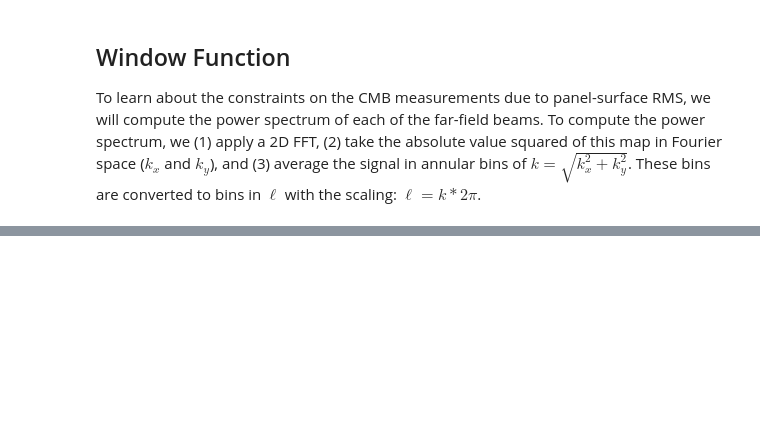
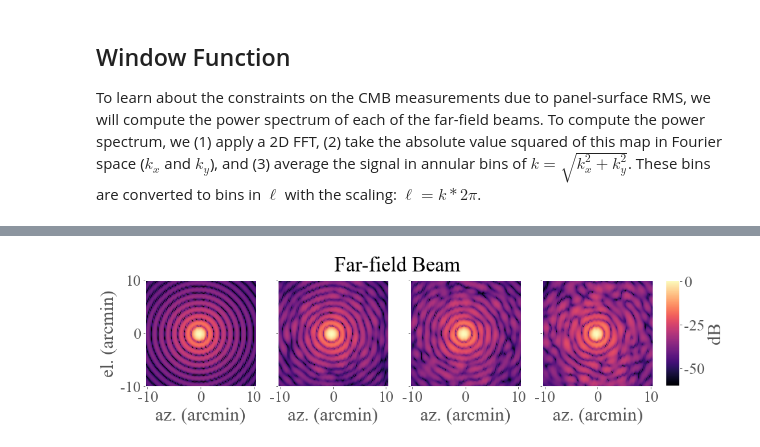
Before and after one commit to McMahonCosmologyGroup/holosim-ml, a Jupyter notebook: Window Function.ipynb, the cells around one changed output, grey strips where cells are left out. Drawn from its saved outputs; the diff is of its cells as text; code cells hidden in the pictures; blank space fills up the shorter version.

Commit message:
add figure to readme

```diff
--- a/Window Function.ipynb
+++ b/Window Function.ipynb
@@ -24,10 +24,10 @@ plt.style.use("ggplot")
 CB_color_cycle = ["orange", "green", "#dd1c77", "#980043"]
 import matplotlib.font_manager as font_manager
 
-font_manager.fontManager.addfont(
-    "/home/chesmore/.local/share/fonts/times-new-roman.ttf"
-)
-matplotlib.rcParams["font.family"] = "Times New Roman"
+# font_manager.fontManager.addfont(
+#     "/home/chesmore/.local/share/fonts/times-new-roman.ttf"
+# )
+# matplotlib.rcParams["font.family"] = "Times New Roman"
 matplotlib.rcParams["font.size"] = 20
 plt.rcParams["image.cmap"] = "magma"
 plt.rcParams["axes.unicode_minus"] = False
@@ -421,7 +423,7 @@ first = axes[0].scatter(
     c=20 * np.log10(abs(beam_tE[2, :]) / np.max(beam_tE[2, :])),
     vmin=-60,
 )
-axes[1].scatter(beam_tD[0,:]*180/np.pi * 60,beam_tD[1,:]*180/np.pi * 60,c=20*np.log10(abs(beam_tD[2,:])/np.max(beam_tD[2,:])),vmin = -60)
+# axes[1].scatter(beam_tD[0,:]*180/np.pi * 60,beam_tD[1,:]*180/np.pi * 60,c=20*np.log10(abs(beam_tD[2,:])/np.max(beam_tD[2,:])),vmin = -60)
 axes[1].scatter(
     beam_tC[0, :] * 180 / np.pi * 60,
     beam_tC[1, :] * 180 / np.pi * 60,
@@ -435,33 +437,33 @@ axes[2].scatter(
     vmin=-60,
 )
 axes[3].scatter(
     beam_tA[0, :] * 180 / np.pi * 60,
     beam_tA[1, :] * 180 / np.pi * 60,
     c=20 * np.log10(abs(beam_tA[2, :]) / np.max(beam_tA[2, :])),
     vmin=-60,
 )
 axes[0].axis("equal")
 axes[1].axis("equal")
 axes[2].axis("equal")
 axes[3].axis("equal")
 axes[3].axis("equal")
 axes[0].set_xlim(-10, 10)
 axes[0].set_ylim(-10, 10)
 axes[1].set_xlim(-10, 10)
 axes[1].set_ylim(-10, 10)
 axes[2].set_xlim(-10, 10)
 axes[2].set_ylim(-10, 10)
 axes[3].set_xlim(-10, 10)
 axes[3].set_ylim(-10, 10)
 axes[0].set_ylabel("el. (arcmin)")
 axes[0].set_xlabel("az. (arcmin)")
 axes[1].set_xlabel("az. (arcmin)")
 axes[2].set_xlabel("az. (arcmin)")
 axes[3].set_xlabel("az. (arcmin)")
-# plt.tight_layout()
-plt.colorbar(first,ax = axes,label='dB')
 cbar_posit = [0.92, 0.13, 0.02, 0.75]
 cbaxes = f.add_axes(cbar_posit)
 cbar = plt.colorbar(first, cax=cbaxes, label="dB")
-# plt.savefig('../../../../Figs/far_felds.pdf',bbox_inches = 'tight')
+plt.savefig('far_felds.png',bbox_inches = 'tight')
 plt.show()
+# %% [output]
+[figure, added]
```
Also changed, not shown: parts of 1 cell of this notebook, 2 other files.
